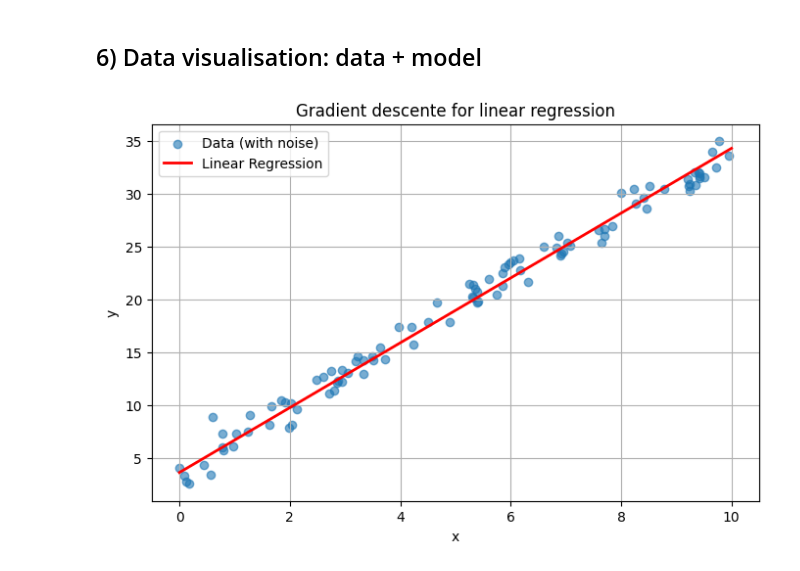
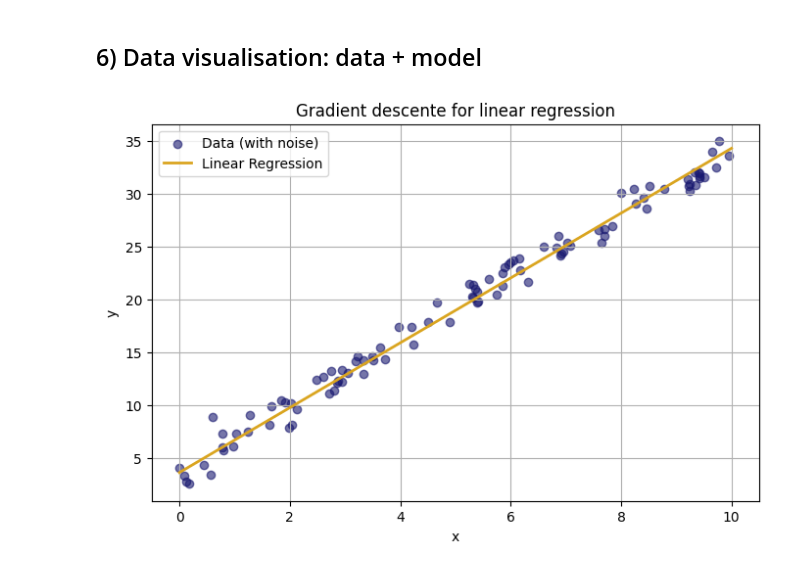
Before and after one commit to cruchau/machine_learning, a Jupyter notebook: linear_model/regression/03_gradient_descent_numpy_only.ipynb, the cells around one changed output. Cells and saved outputs as stored; diff of their text form; code cells hidden in the pictures.

Commit message:
adjusting graph colors

```diff
--- a/linear_model/regression/03_gradient_descent_numpy_only.ipynb
+++ b/linear_model/regression/03_gradient_descent_numpy_only.ipynb
@@ -147,15 +147,15 @@ Paramètres optimisés :
 ## 6) Data visualisation: data + model
 # %%
 plt.figure(figsize=(8, 5))
-plt.scatter(X, y, label="Data (with noise)", alpha=0.6)
+plt.scatter(X, y, color="midnightblue", label="Data (with noise)", alpha=0.6)
 x_tracé = np.array([0, 10])
 y_tracé = theta_opt[0] + theta_opt[1] * x_tracé
-plt.plot(x_tracé, y_tracé, color='red', linewidth=2, label="Linear Regression")
+plt.plot(x_tracé, y_tracé, color='goldenrod', linewidth=2, label="Linear Regression")
 plt.title("Gradient descente for linear regression")
 plt.xlabel("x")
 plt.ylabel("y")
 plt.legend()
 plt.grid(True)
 plt.show()
 # %% [output]
-[figure, old version]
+[figure, new version]
```
